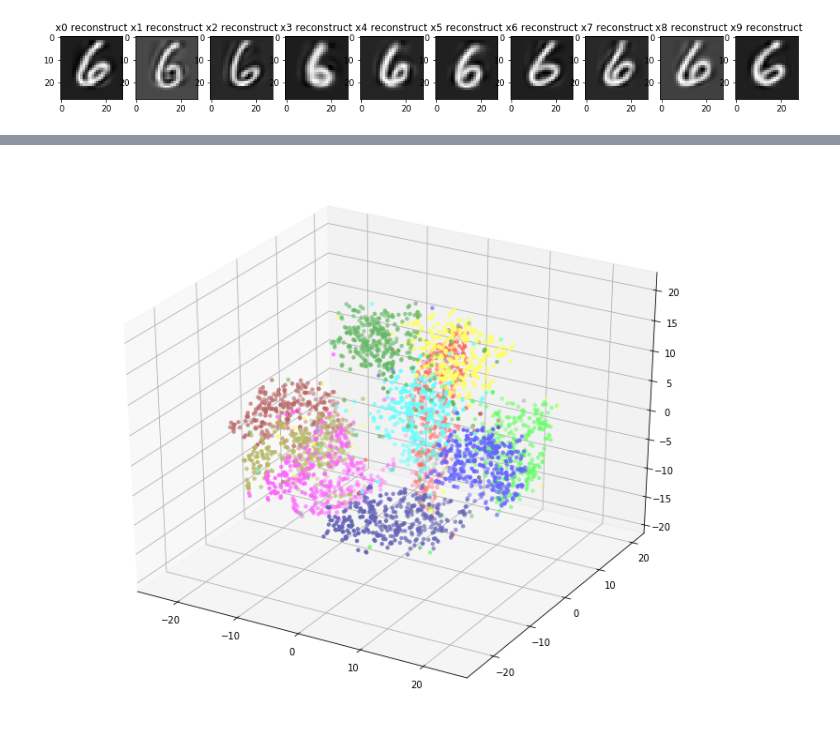
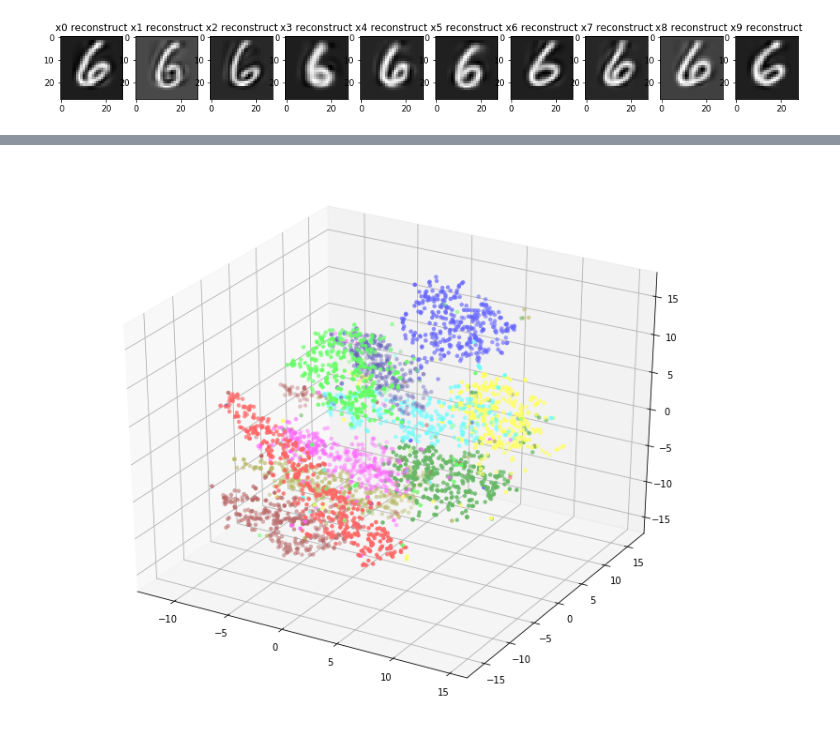
Before and after one commit to jessee-kung/tu-etp-ad1062, a Jupyter notebook: demo_06.ipynb, the cells around one changed output, grey strips where cells are left out. Drawn from its saved outputs; the diff is of its cells as text; code cells hidden in the pictures.

```diff
--- a/demo_06.ipynb
+++ b/demo_06.ipynb
@@ -81,4 +98,9 @@ y = y[idx]
 
 pca = sklearn.decomposition.PCA(n_components=n_components)
 pca.fit( X )
-X_r = pca.transform( X )
+X_pca = pca.transform( X )
+
+plot = Plot3D()
+plot.scatter(X_pca, y)
+plot.title('PCA')
+plot.show()
@@ -107,9 +131,9 @@ plot.show()
 # %%
 tSNE = sklearn.manifold.TSNE(n_components=3)
-X_r = tSNE.fit_transform(X)
+X_tSNE = tSNE.fit_transform(X_pca)
 
 plot = Plot3D()
-plot.scatter(X_r, y)
+plot.scatter(X_tSNE, y)
 plot.show()
 # %% [output]
-[figure, old version]
+[figure, new version]
```
Also changed, not shown: parts of 13 cells of this notebook.
